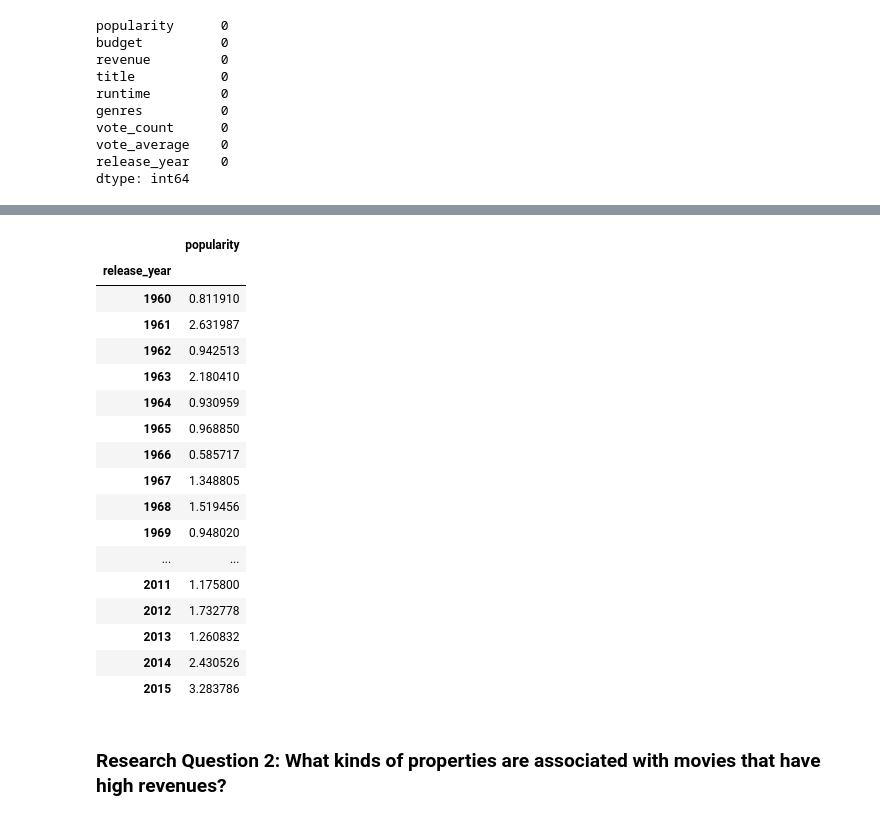
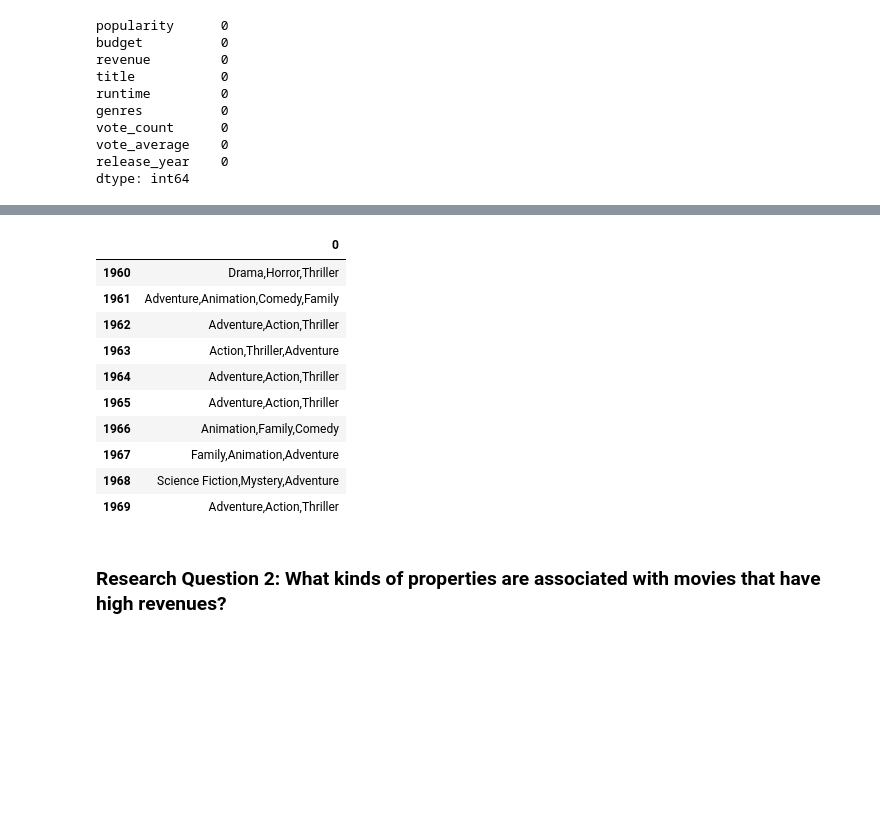
Before and after one commit to imagineazhar/Data-Analysis, a Jupyter notebook: 1- IMDB Movies/Imdb_ratings.ipynb, the cells around one changed output, grey strips where cells are left out. Cells and saved outputs as stored; diff of their text form; code cells hidden in the pictures; blank space fills up the shorter version.

```diff
--- a/1- IMDB Movies/Imdb_ratings.ipynb
+++ b/1- IMDB Movies/Imdb_ratings.ipynb
@@ -258,24 +200,23 @@ Name: popularity, Length: 1049, dtype: float64
-# %%
-table.groupby(level=[0]).apply(max)
-# %% [output]
-|  | popularity |
-| release_year |  |
-| 1960 | 0.811910 |
-| 1961 | 2.631987 |
-| 1962 | 0.942513 |
-| 1963 | 2.180410 |
-| 1964 | 0.930959 |
-| 1965 | 0.968850 |
-| 1966 | 0.585717 |
-| 1967 | 1.348805 |
-| 1968 | 1.519456 |
-| 1969 | 0.948020 |
-| ... | ... |
-| 2011 | 1.175800 |
-| 2012 | 1.732778 |
-| 2013 | 1.260832 |
-| 2014 | 2.430526 |
-| 2015 | 3.283786 |
+# %%
+data_dict = {}
+for year in table.index:
+    data = df_gen_pop.query(f'release_year=={year}').query('popularity == popularity.max()').reset_index(drop=True)['genres']
+    data_dict[year] = data
+# %%
+temp = pd.DataFrame.from_dict(data_dict, orient='index')
+temp.head(10)
+# %% [output]
+|  | 0 |
+| 1960 | Drama,Horror,Thriller |
+| 1961 | Adventure,Animation,Comedy,Family |
+| 1962 | Adventure,Action,Thriller |
+| 1963 | Action,Thriller,Adventure |
+| 1964 | Adventure,Action,Thriller |
+| 1965 | Adventure,Action,Thriller |
+| 1966 | Animation,Family,Comedy |
+| 1967 | Family,Animation,Adventure |
+| 1968 | Science Fiction,Mystery,Adventure |
+| 1969 | Adventure,Action,Thriller |
 # %% [markdown]
 ### Research Question 2:  What kinds of properties are associated with movies that have high revenues?
 # %% [markdown]
```
Also changed, not shown: parts of 15 cells of this notebook.
